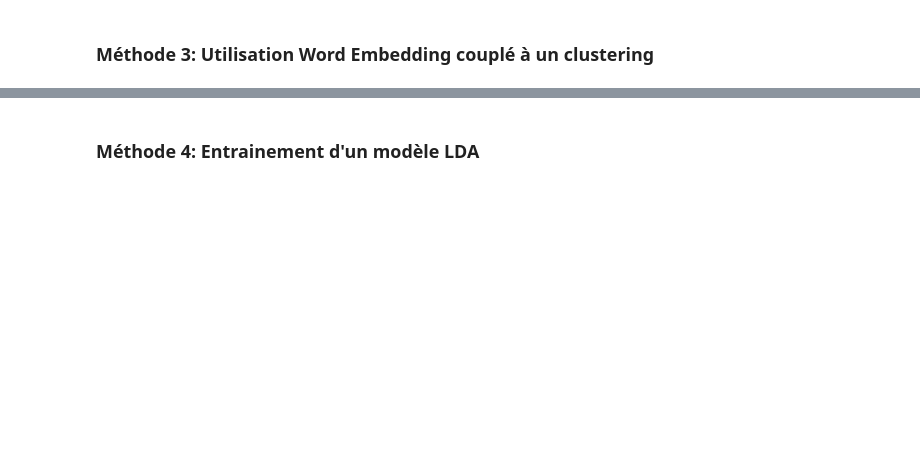
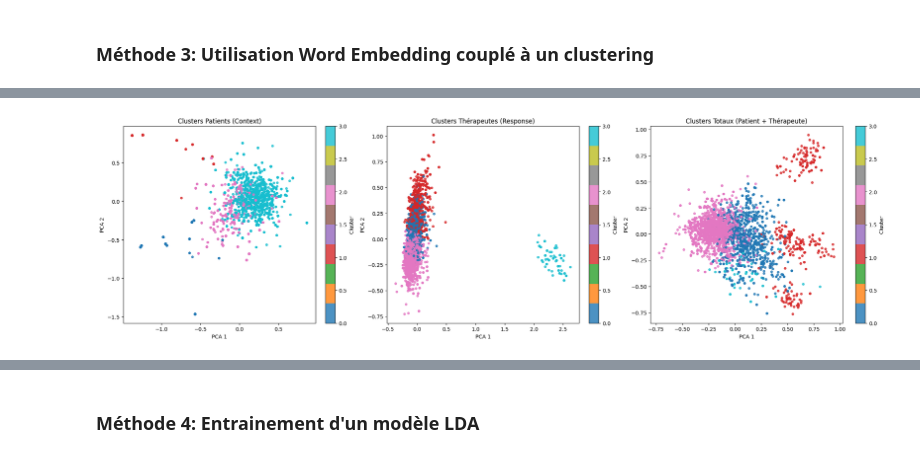
Before and after one commit to cypnet/Analyse-de-conversations-sur-la-sant-mentale-, a Jupyter notebook: notebooks/LOGAN/ETAPE1-Exploration_jeu_de_donnees.ipynb, the cells around one changed output, grey strips where cells are left out. Drawn from its saved outputs; the diff is of its cells as text; code cells hidden in the pictures; blank space fills up the shorter version.

```diff
--- a/notebooks/LOGAN/ETAPE1-Exploration_jeu_de_donnees.ipynb
+++ b/notebooks/LOGAN/ETAPE1-Exploration_jeu_de_donnees.ipynb
@@ -1279,0 +1514,9 @@ Ormis ce petit détail, on peut remarquer que les clusters des patients et ceux
+# %%
+# Interprétation des clusters
+n_clusters = 4
+kmeans_w2v = KMeans(n_clusters=n_clusters, random_state=42, n_init=10)
+
+df['cluster_w2v'] = kmeans_w2v.fit_predict(combined_vectors)
+for i in range(n_clusters):
+    print(f"\nCluster {i} - Patients:")
+    print(df[df["cluster_w2v"] == i]["Context_joined"].head(3)) # Affiche les 3 premiers textes du cluster pour les patients
@@ -1279,0 +1541,5 @@ Ormis ce petit détail, on peut remarquer que les clusters des patients et ceux
+# %%
+df['cluster_w2v'] = kmeans_w2v.fit_predict(combined_vectors)
+for i in range(n_clusters):
+    print(f"\nCluster {i} - Thérapeutes:")
+    print(df[df["cluster_w2v"] == i]["Response_joined"].head(3)) # Affiche les 3 premiers textes du cluster pour les thérapeutes
@@ -1279,0 +1564,5 @@ Ormis ce petit détail, on peut remarquer que les clusters des patients et ceux
+# %%
+df['cluster_w2v'] = kmeans_w2v.fit_predict(combined_vectors)
+for i in range(n_clusters):
+    print(f"\nCluster {i} - global:")
+    print(df[df["cluster_w2v"] == i][["Context_joined", "Response_joined"]].head(3)) # Affiche les 3 premiers textes du cluster pour les patients et thérapeutes
@@ -1279,0 +1610,57 @@ Ormis ce petit détail, on peut remarquer que les clusters des patients et ceux
+# %%
+from sklearn.decomposition import PCA
+
+# Nombre de clusters (utilise K si déjà défini dans le notebook)
+n_clusters = K if 'K' in globals() else 5
+
+# Clustering séparé: patients (context), thérapeutes (response), total (moyenne)
+kmeans_context = KMeans(n_clusters=n_clusters, random_state=42, n_init=10)
+kmeans_response = KMeans(n_clusters=n_clusters, random_state=42, n_init=10)
+kmeans_total = KMeans(n_clusters=n_clusters, random_state=42, n_init=10)
+
+df['cluster_patient'] = kmeans_context.fit_predict(context_vectors)
+df['cluster_therapeute'] = kmeans_response.fit_predict(response_vectors)
+df['cluster_total'] = kmeans_total.fit_predict(combined_vectors)
+
+# Réduction en 2D pour visualiser les clusters
+pca_context = PCA(n_components=2, random_state=42)
+pca_response = PCA(n_components=2, random_state=42)
+pca_total = PCA(n_components=2, random_state=42)
+
+context_2d = pca_context.fit_transform(context_vectors)
+response_2d = pca_response.fit_transform(response_vectors)
+total_2d = pca_total.fit_transform(combined_vectors)
+
+# Tracé des 3 graphes côte à côte
+fig, axes = plt.subplots(1, 3, figsize=(21, 6), constrained_layout=True)
+
+sc0 = axes[0].scatter(context_2d[:, 0], context_2d[:, 1], c=df['cluster_patient'], cmap='tab10', s=16, alpha=0.8)
+axes[0].set_title('Clusters Patients (Context)')
+axes[0].set_xlabel('PCA 1')
+axes[0].set_ylabel('PCA 2')
+fig.colorbar(sc0, ax=axes[0], label='Cluster')
+
+sc1 = axes[1].scatter(response_2d[:, 0], response_2d[:, 1], c=df['cluster_therapeute'], cmap='tab10', s=16, alpha=0.8)
+axes[1].set_title('Clusters Thérapeutes (Response)')
+axes[1].set_xlabel('PCA 1')
+axes[1].set_ylabel('PCA 2')
+fig.colorbar(sc1, ax=axes[1], label='Cluster')
+
+sc2 = axes[2].scatter(total_2d[:, 0], total_2d[:, 1], c=df['cluster_total'], cmap='tab10', s=16, alpha=0.8)
+axes[2].set_title('Clusters Totaux (Patient + Thérapeute)')
+axes[2].set_xlabel('PCA 1')
+axes[2].set_ylabel('PCA 2')
+fig.colorbar(sc2, ax=axes[2], label='Cluster')
+
+plt.show()
+
+# Aperçu du nombre d'éléments par cluster
+print('Répartition des clusters:')
+print('\nPatients:')
+print(df['cluster_patient'].value_counts().sort_index())
+print('\nThérapeutes:')
+print(df['cluster_therapeute'].value_counts().sort_index())
+print('\nTotal:')
+print(df['cluster_total'].value_counts().sort_index())
+# %% [output]
+[figure, added]
```
Also changed, not shown: parts of 27 cells of this notebook, 1 other file.
